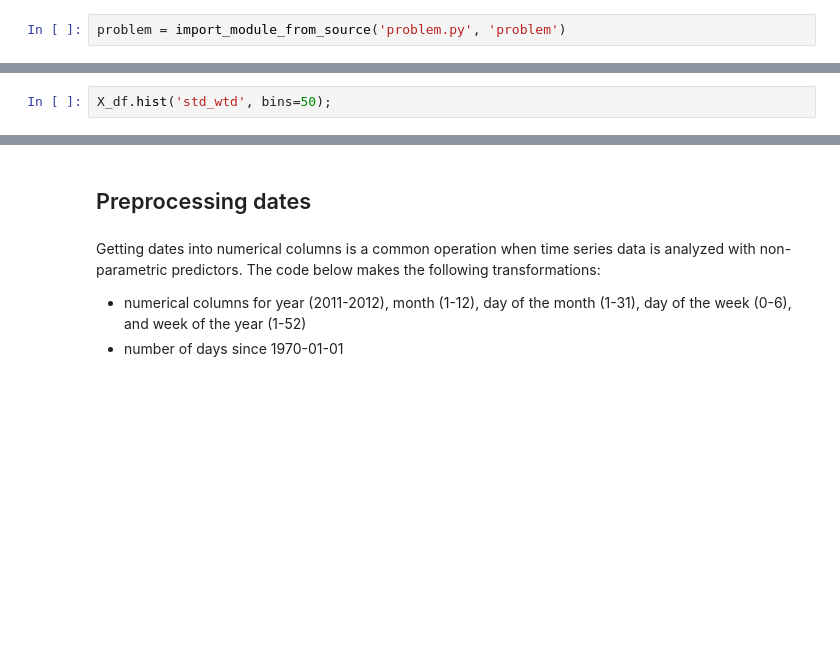
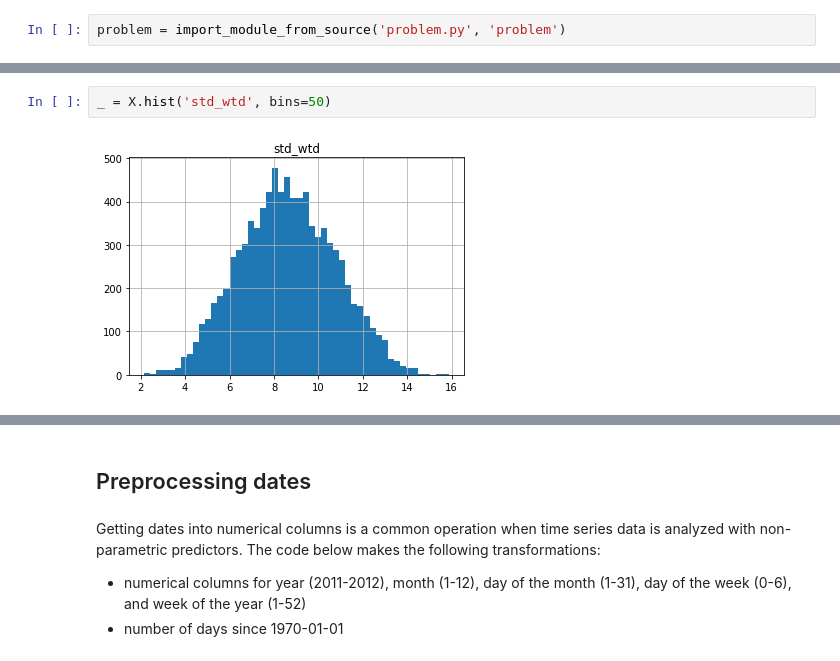
Before and after one commit to ramp-kits/air_passengers, a Jupyter notebook: air_passengers_starting_kit.ipynb, the cells around one changed output, grey strips where cells are left out. Cells and saved outputs as stored; diff of their text form; blank space fills up the shorter version.

```diff
--- a/air_passengers_starting_kit.ipynb
+++ b/air_passengers_starting_kit.ipynb
@@ -59,3 +129,5 @@ plt.hist(y_array, bins=50);
 # %%
-X_df.hist('std_wtd', bins=50);
+_ = X.hist('std_wtd', bins=50)
+# %% [output]
+[figure, added]
 # %%
```
Also changed, not shown: parts of 87 cells of this notebook, 2 other files.
